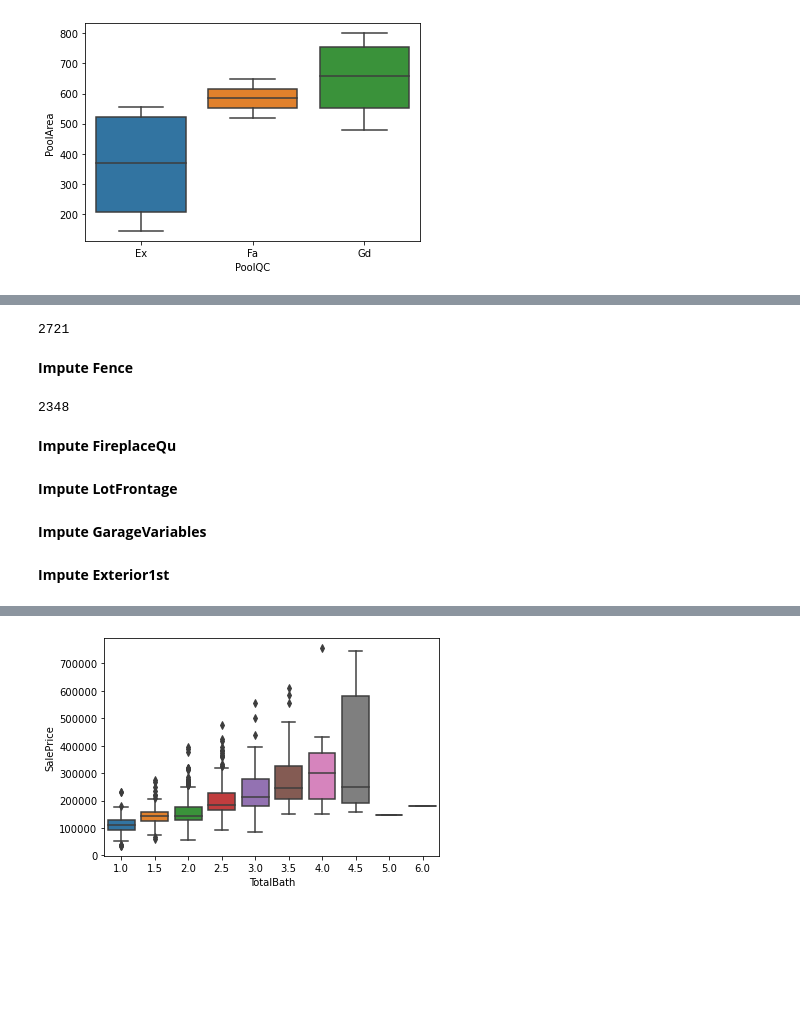
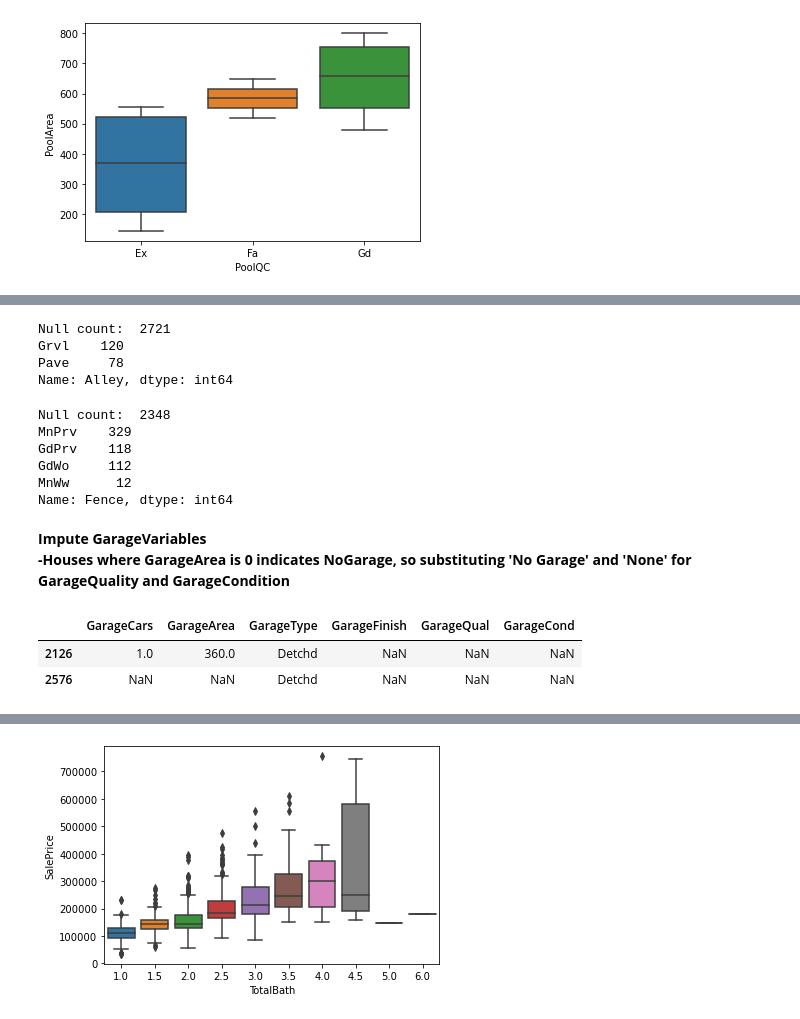
Before and after one commit to nehakumar31/kaggle_problems, a Jupyter notebook: House_Price_Prediction/House_Price_Prediction.ipynb, the cells around one changed output, grey strips where cells are left out. Saved outputs shown, nothing was run; the diff lists cells and outputs as text; code cells hidden in the pictures; blank space fills up the shorter version.

```diff
--- a/House_Price_Prediction/House_Price_Prediction.ipynb
+++ b/House_Price_Prediction/House_Price_Prediction.ipynb
@@ -187,19 +205,25 @@ housing_all_df.drop(columns=['MiscFeature','MiscVal'], inplace=True)
 # %%
-print (housing_all_df['Alley'].isnull().sum())
-housing_all_df['Alley'].value_counts()
+#Impute Alley with mode value
+print ("Null count: ", housing_all_df['Alley'].isnull().sum())
+print (housing_all_df['Alley'].value_counts())
 
 housing_all_df['Alley'].fillna(value='None', inplace = True)
 # %% [output]
-2721
+Null count:  2721
+Grvl    120
+Pave     78
+Name: Alley, dtype: int64
-# %% [markdown]
-**Impute Fence**
 # %%
-print (housing_all_df['Fence'].isnull().sum())
-housing_all_df['Fence'].value_counts()
+#Impute Fence with mode value
+print ("Null count: ", housing_all_df['Fence'].isnull().sum())
+print (housing_all_df['Fence'].value_counts())
 
 housing_all_df['Fence'].fillna(value='None', inplace=True)
 # %% [output]
-2348
+Null count:  2348
+MnPrv    329
+GdPrv    118
+GdWo     112
+MnWw      12
+Name: Fence, dtype: int64
-# %% [markdown]
-**Impute FireplaceQu**
 # %%
@@ -206,4 +231,2 @@ housing_all_df['Fence'].fillna(value='None', inplace=True)
 housing_all_df['FireplaceQu'].fillna(value='None', inplace=True)
-# %% [markdown]
-**Impute LotFrontage**
 # %%
@@ -211,12 +235,20 @@ grouped_by_neighborhood = housing_all_df.groupby('Neighborhood')
 lot_frontage_median = grouped_by_neighborhood['LotFrontage'].median()
 lot_frontage_substitute = housing_all_df['Neighborhood'].map(lot_frontage_median.to_dict())
 housing_all_df['LotFrontage'] = lot_frontage_substitute.where(pd.isnull(housing_all_df['LotFrontage']), housing_all_df['LotFrontage'])
-# %% [markdown]
-**Impute GarageVariables**
+# %% [markdown]
+**Impute GarageVariables<br>-Houses where GarageArea is 0 indicates NoGarage, so substituting 'No Garage' and 'None' for GarageQuality and GarageCondition**
 # %%
 housing_all_df['GarageYrBlt'] = housing_all_df['YearBuilt'].where(pd.isnull(housing_all_df['GarageYrBlt']), housing_all_df['GarageYrBlt'])
 housing_all_df.loc[housing_all_df['GarageType'].isnull() & (housing_all_df['GarageArea'] == 0), 'GarageType'] = 'No Garage'
 housing_all_df.loc[housing_all_df['GarageFinish'].isnull() & (housing_all_df['GarageArea'] == 0), 'GarageFinish'] = 'No Garage'
 housing_all_df.loc[housing_all_df['GarageQual'].isnull() & (housing_all_df['GarageArea'] == 0), 'GarageQual'] = 'None'
 housing_all_df.loc[housing_all_df['GarageCond'].isnull() & (housing_all_df['GarageArea'] == 0), 'GarageCond'] = 'None'
+# %%
+#Check if any house with GarageQual and GarageCond missing
+housing_all_df[(housing_all_df['GarageQual'].isnull()) | (housing_all_df['GarageCond'].isnull())][['GarageCars','GarageArea',
+                                'GarageType','GarageFinish','GarageQual','GarageCond']]
+# %% [output]
+|  | GarageCars | GarageArea | GarageType | GarageFinish | GarageQual | GarageCond |
+| 2126 | 1.0 | 360.0 | Detchd | NaN | NaN | NaN |
+| 2576 | NaN | NaN | Detchd | NaN | NaN | NaN |
 # %%
@@ -230,6 +265,4 @@ housing_all_df.loc[housing_all_df.index==2576, 'GarageCond']= 'None'
 housing_all_df.loc[housing_all_df['GarageFinish'].isnull(),'GarageFinish'] = housing_all_df['GarageFinish'].mode().values[0]
 housing_all_df.loc[housing_all_df['GarageCond'].isnull(),'GarageCond'] = housing_all_df['GarageCond'].mode().values[0]
 housing_all_df.loc[housing_all_df['GarageQual'].isnull(),'GarageQual'] = housing_all_df['GarageQual'].mode().values[0]
-# %% [markdown]
-**Impute Exterior1st**
 # %%
```
Also changed, not shown: parts of 128 cells of this notebook.
